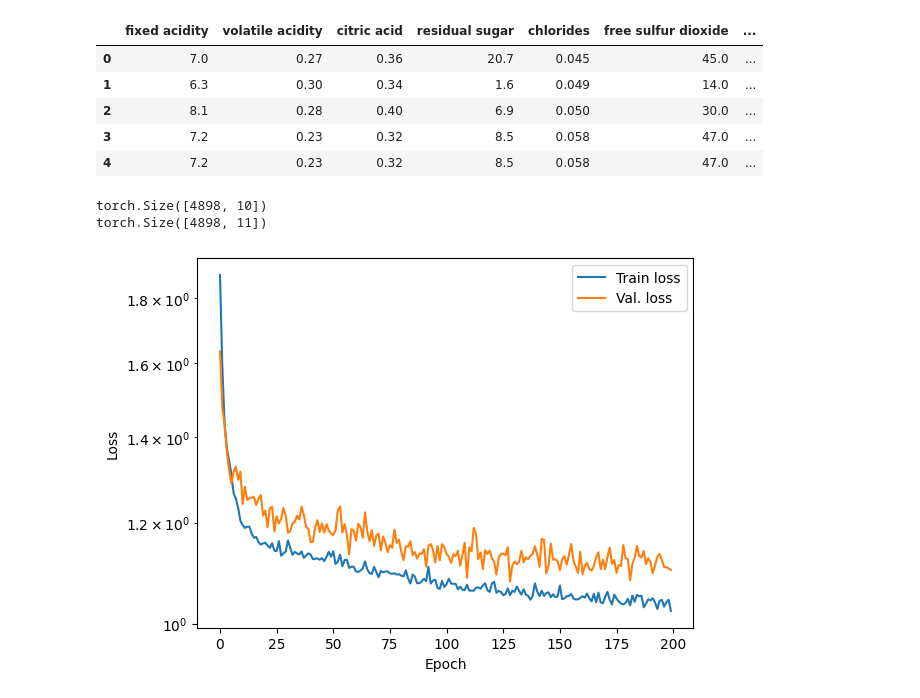
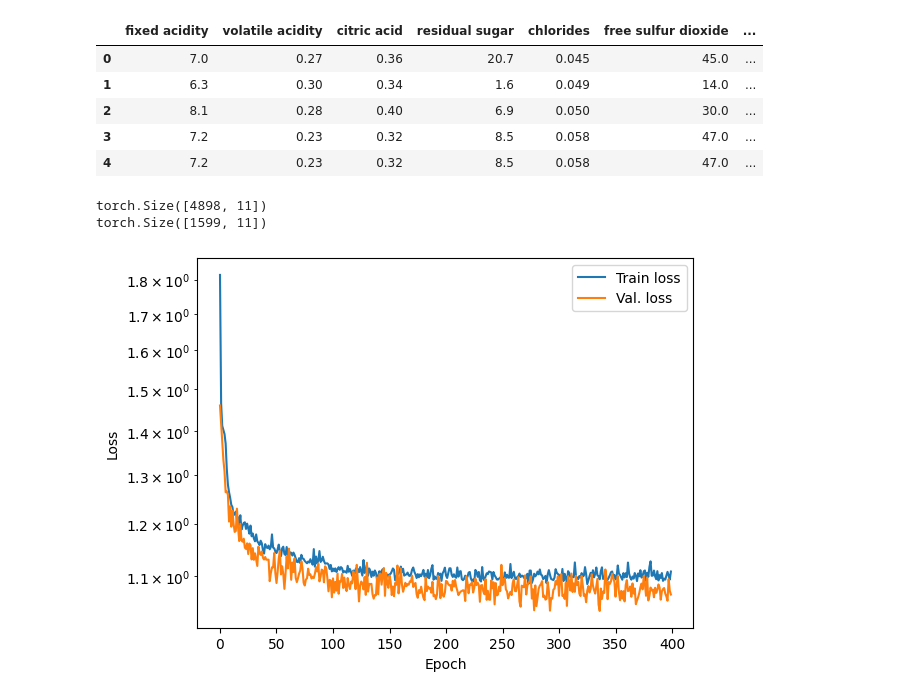
Before and after one commit to atticusjohnston/wine-quality-prediction, a Jupyter notebook: main.ipynb, the cells around one changed output. Saved outputs shown, nothing was run; the diff lists cells and outputs as text; code cells hidden in the pictures.

Commit message:
Best model so far. Worked better on red wine set than white wine training set!

```diff
--- a/main.ipynb
+++ b/main.ipynb
@@ -31,9 +30,11 @@ classes = [c for c in range(1, 11)]
 
 # Normalising the continuous data with MinMax scaling
 scaledWhitesDF = rawWhitesDF.copy()
+scaledRedsDF = rawRedsDF.copy()
 
 for column in featureLabels[:-1]:
     scaledWhitesDF[column] = (scaledWhitesDF[column] - scaledWhitesDF[column].min()) / (scaledWhitesDF[column].max() - scaledWhitesDF[column].min())
+    scaledRedsDF[column] = (scaledRedsDF[column] - scaledRedsDF[column].min()) / (scaledRedsDF[column].max() - scaledRedsDF[column].min())
 # %%
 whiteTargetsInt = torch.tensor(scaledWhitesDF['quality'].to_numpy())
 whiteFeatures = torch.tensor(scaledWhitesDF[featureLabels[0:-1]].to_numpy(), requires_grad=True, dtype=torch.float32)
@@ -47,9 +60,9 @@ whiteTargets = torch.stack(whiteTargets).to(torch.float32)
 # %%
-print(whiteTargets.shape)
 print(whiteFeatures.shape)
+print(redFeatures.shape)
 # %% [output]
-torch.Size([4898, 10])
 torch.Size([4898, 11])
+torch.Size([1599, 11])
 # %%
 class WineDataset(Dataset):
     def __init__(self, features, targets):
@@ -94,7 +110,7 @@ class SimpleNet(nn.Module):
         return x
 
 class TransformerModel(nn.Module):
-    def __init__(self, input_size, output_size, num_layers=5, num_heads=16, hidden_size=128, dropout=0.5):
+    def __init__(self, input_size, output_size, num_layers=10, num_heads=16, hidden_size=128, dropout=0.5):
         super(TransformerModel, self).__init__()
 
         # Embedding layer
@@ -128,14 +144,13 @@ class TransformerModel(nn.Module):
 model = TransformerModel(input_size=whiteFeatures.shape[1], output_size=len(classes))
 criterion = nn.CrossEntropyLoss()
 optimiser = torch.optim.Adam(model.parameters(), lr=1e-4, weight_decay=1e-5)
-# scheduler = torch.optim.lr_scheduler.StepLR(optimiser, step_size=50, gamma=0.1)
-# nn.utils.clip_grad_norm_(model.parameters(), 1)
+scheduler = torch.optim.lr_scheduler.StepLR(optimiser, step_size=100, gamma=0.1)
 
 device = torch.device("cpu")
 # device = torch.device("mps" if torch.backends.mps.is_built() else "cpu")
 model.to(device)
 
-nepoch = 200
+nepoch = 400
 
 train_losses, val_losses = [], []
 
@@ -159,33 +174,33 @@ for epoch in tqdm(range(nepoch), leave=True, unit='epoch', desc= "Epochs"):
         train_loss = criterion(outputs, targets)
         train_loss.backward()
         optimiser.step()
 
         total_train_loss += train_loss.item()
         train_count += 1
 
     with torch.no_grad():
         for batch in val_loader:
             inputs, targets = batch['features'], batch['target']
             inputs, targets = inputs.to(device), targets.to(device)
 
             outputs = model(inputs)
 
             val_loss = criterion(outputs, targets)
 
             total_val_loss += val_loss.item()
             val_count += 1
 
     train_losses.append(total_train_loss/train_count)
     val_losses.append(total_val_loss/val_count)
-    # scheduler.step()
+    scheduler.step()
 
 plt.semilogy(train_losses)
 plt.semilogy(val_losses)
 plt.legend(["Train loss", "Val. loss"])
 plt.xlabel("Epoch")
 plt.ylabel("Loss")
 plt.show()
 notify("Training Finished", "")
 # %% [output]
-[figure, old version]
+[figure, new version]
 # %%
```
Also changed, not shown: parts of 9 cells of this notebook.
